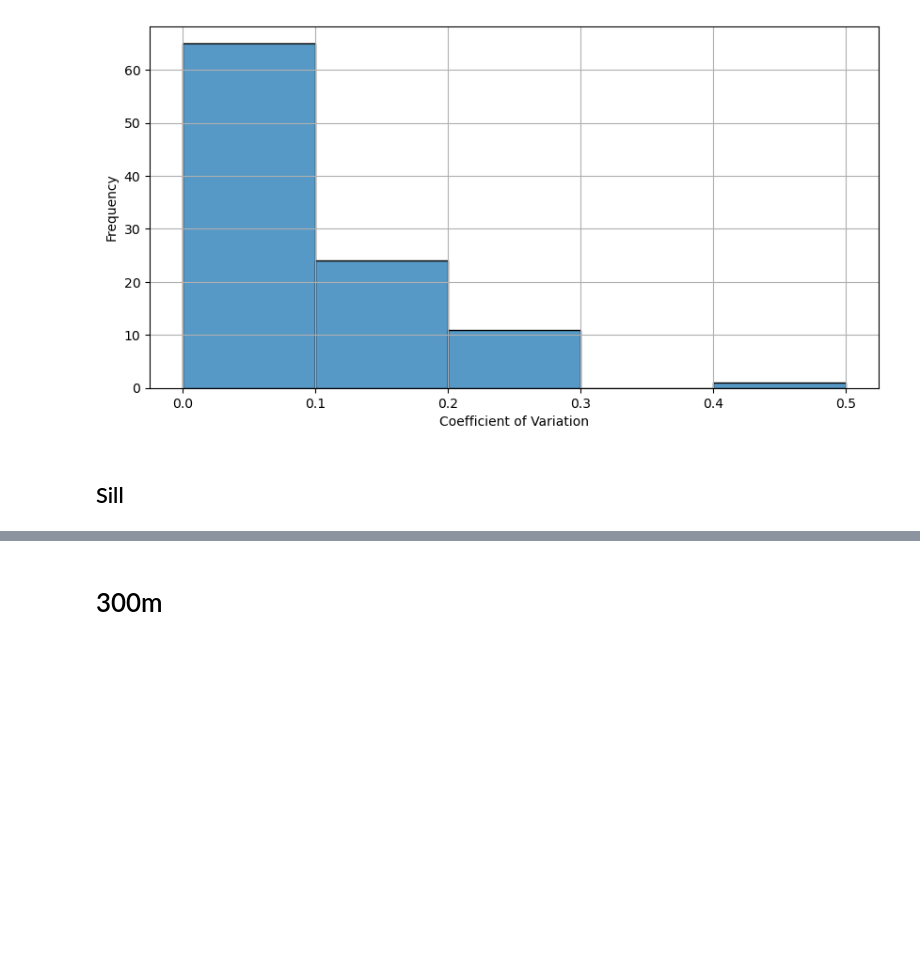
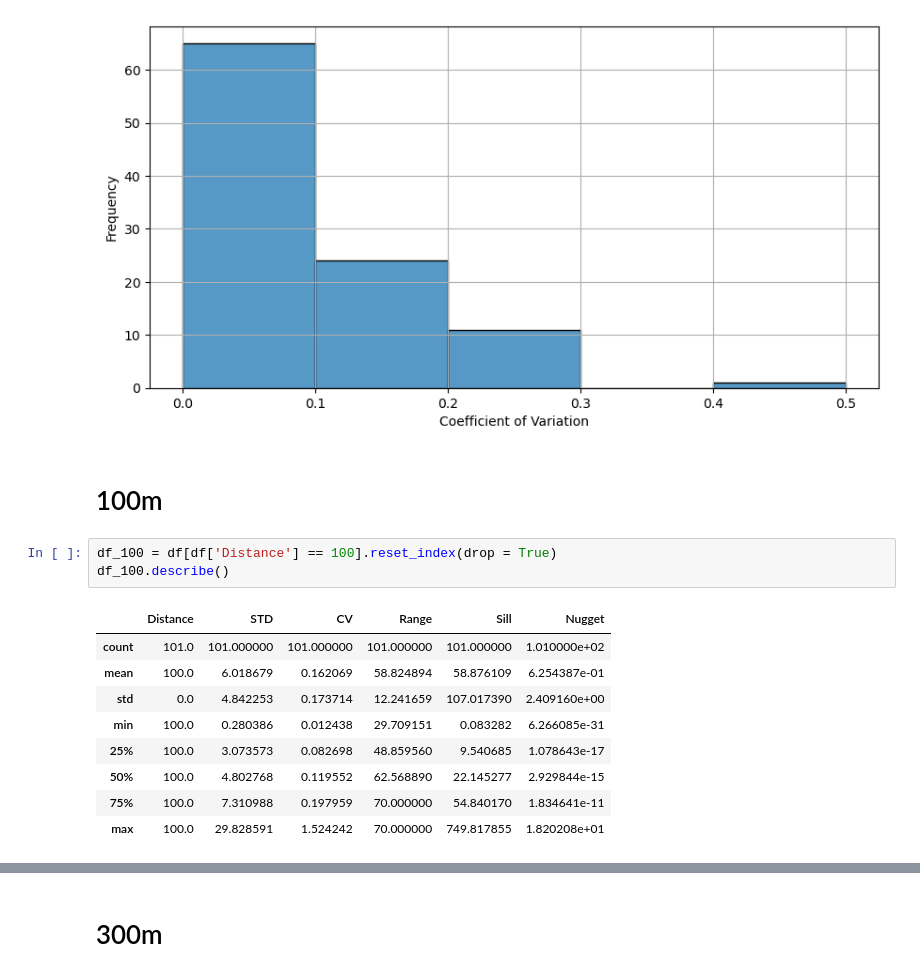
Before and after one commit to IAGO1215/DISCBICOCCA, a Jupyter notebook: NoteBooks/Plot - Histrogram.ipynb, the cells around one changed output, grey strips where cells are left out. Saved outputs shown, nothing was run; the diff lists cells and outputs as text; blank space fills up the shorter version.

```diff
--- a/NoteBooks/Plot - Histrogram.ipynb
+++ b/NoteBooks/Plot - Histrogram.ipynb
@@ -51,4 +51,17 @@ plt.show()
 # %% [output]
 [figure]
 # %% [markdown]
-## Sill
+# 100m
+# %%
+df_100 = df[df['Distance'] == 100].reset_index(drop = True)
+df_100.describe()
+# %% [output]
+|  | Distance | STD | CV | Range | Sill | Nugget |
+| count | 101.0 | 101.000000 | 101.000000 | 101.000000 | 101.000000 | 1.010000e+02 |
+| mean | 100.0 | 6.018679 | 0.162069 | 58.824894 | 58.876109 | 6.254387e-01 |
+| std | 0.0 | 4.842253 | 0.173714 | 12.241659 | 107.017390 | 2.409160e+00 |
+| min | 100.0 | 0.280386 | 0.012438 | 29.709151 | 0.083282 | 6.266085e-31 |
+| 25% | 100.0 | 3.073573 | 0.082698 | 48.859560 | 9.540685 | 1.078643e-17 |
+| 50% | 100.0 | 4.802768 | 0.119552 | 62.568890 | 22.145277 | 2.929844e-15 |
+| 75% | 100.0 | 7.310988 | 0.197959 | 70.000000 | 54.840170 | 1.834641e-11 |
+| max | 100.0 | 29.828591 | 1.524242 | 70.000000 | 749.817855 | 1.820208e+01 |
```
Also changed, not shown: parts of 3 cells of this notebook, 6 other files.
